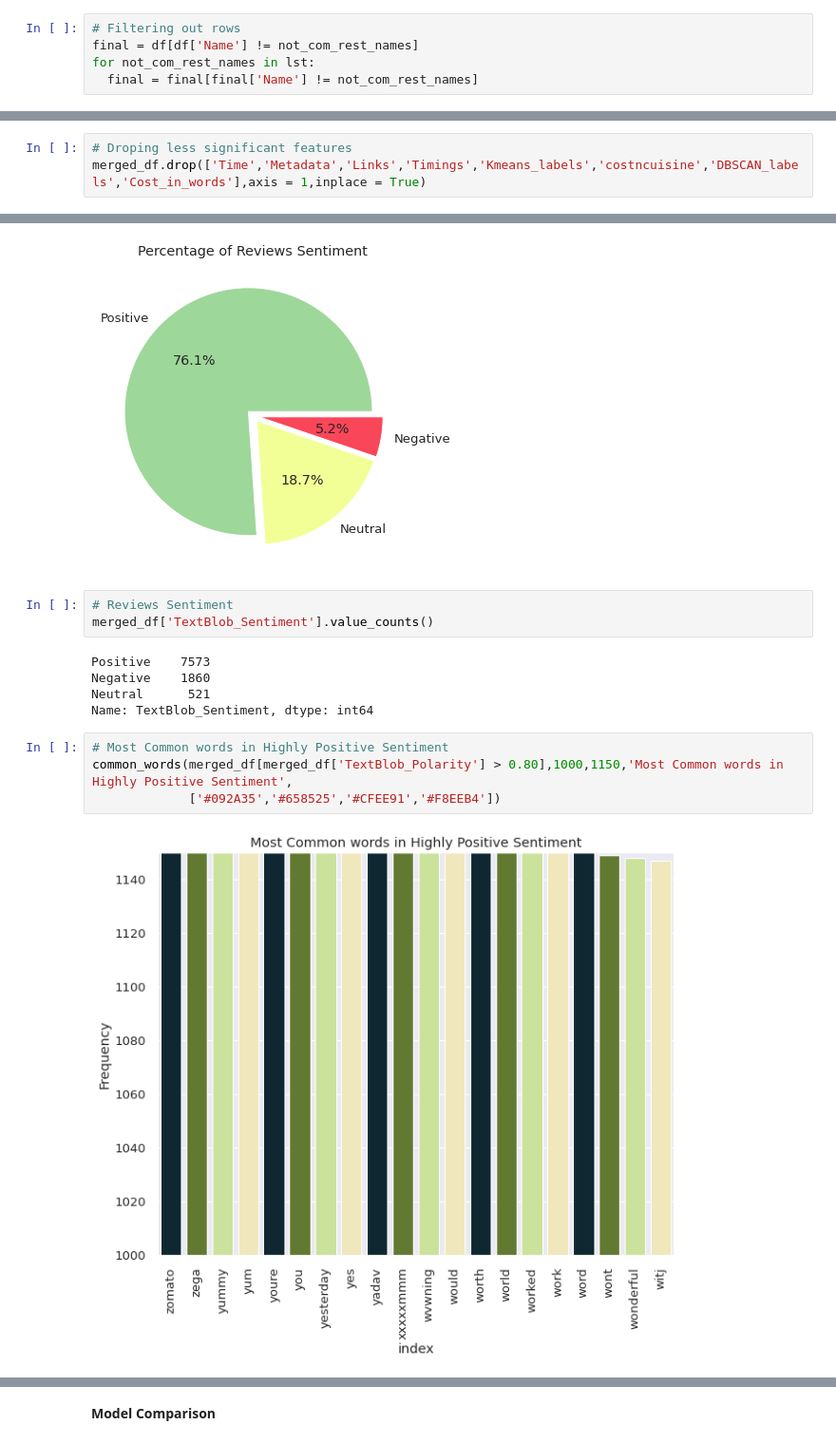
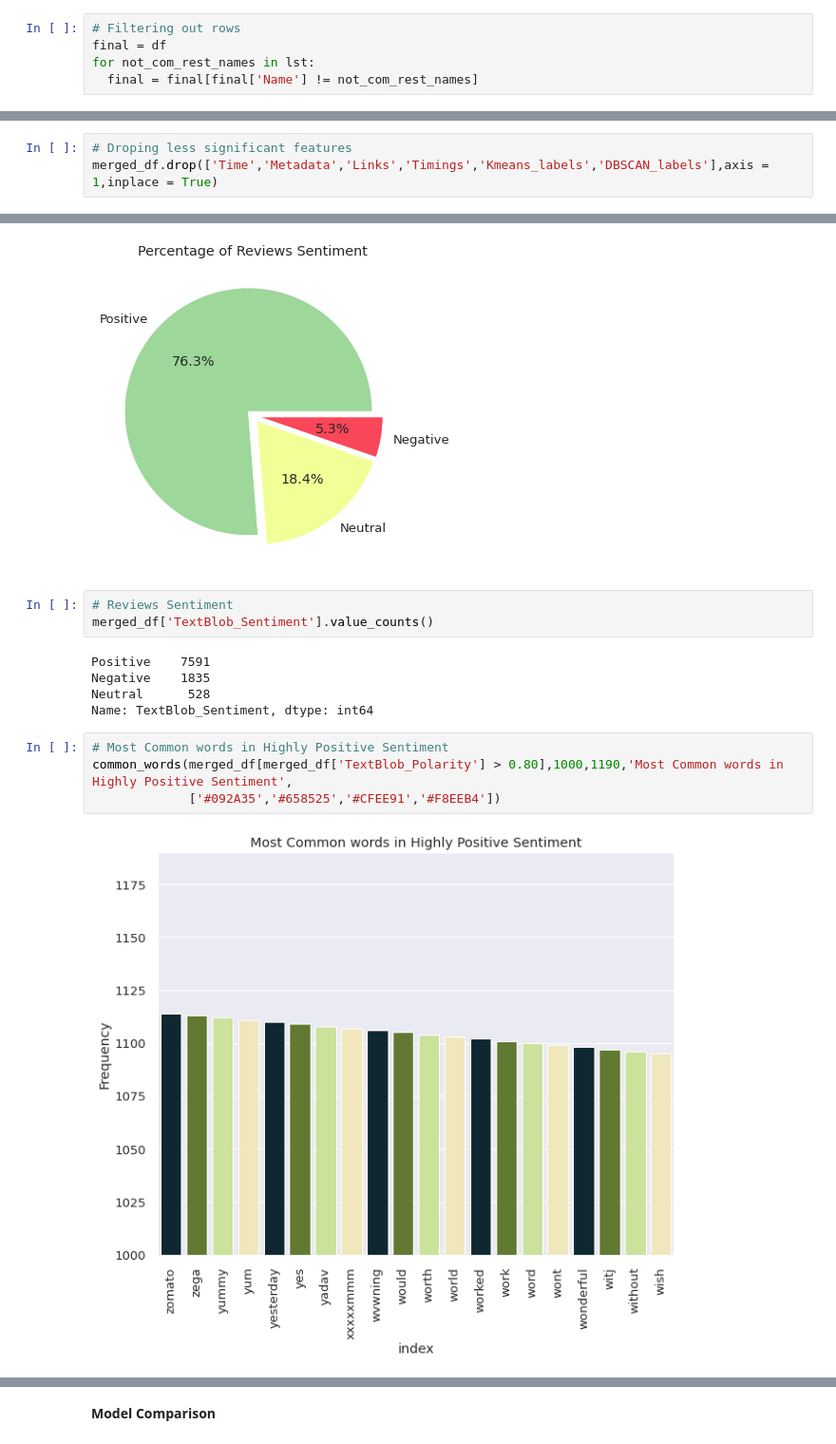
Before and after one commit to SethupathyM/Unsupervised_ML_Clustering_and_Sentiment_Analysis_Zomato_Restaurant, a Jupyter notebook: Zomato_Restaurant_Clustering_and_Sentiment_Analysis_.ipynb, the cells around one changed output, grey strips where cells are left out. Shown at 95% size. Saved outputs shown, nothing was run; the diff lists cells and outputs as text.

```diff
--- a/Zomato_Restaurant_Clustering_and_Sentiment_Analysis_.ipynb
+++ b/Zomato_Restaurant_Clustering_and_Sentiment_Analysis_.ipynb
@@ -1067,6 +1067,6 @@ print(lst)
 ['IndiBlaze', 'Sweet Basket', 'Angaara Counts 3', 'Wich Please', 'Republic Of Noodles - Lemon Tree Hotel']
 # %%
 # Filtering out rows
-final = df[df['Name'] != not_com_rest_names]
+final = df
 for not_com_rest_names in lst:
   final = final[final['Name'] != not_com_rest_names]
@@ -1078,7 +1082,7 @@ df_r.rename(columns = {'Restaurant':'Name'}, inplace = True)
 merged_df = pd.merge(df_r, final, how='left', on='Name')
 # %%
 # Droping less significant features
-merged_df.drop(['Time','Metadata','Links','Timings','Kmeans_labels','costncuisine','DBSCAN_labels','Cost_in_words'],axis = 1,inplace = True)
+merged_df.drop(['Time','Metadata','Links','Timings','Kmeans_labels','DBSCAN_labels'],axis = 1,inplace = True)
 # %%
 # Re indexing the columns
 merged_df = merged_df.reindex(columns=['index','Name', 'Reviewer','Review','Reviews_txt_processed','Review_length','Rating','Polarity','Cost','Cuisines'])
@@ -1433,16 +1437,16 @@ piechart(merged_df['TextBlob_Sentiment'],colors = ['#9ED79A','#F2FF97','#FA4659'
 # Reviews Sentiment
 merged_df['TextBlob_Sentiment'].value_counts()
 # %% [output]
-Positive    7573
-Negative    1860
-Neutral      521
+Positive    7591
+Negative    1835
+Neutral      528
 Name: TextBlob_Sentiment, dtype: int64
 # %%
 # Most Common words in Highly Positive Sentiment
-common_words(merged_df[merged_df['TextBlob_Polarity'] > 0.80],1000,1150,'Most Common words in Highly Positive Sentiment',
+common_words(merged_df[merged_df['TextBlob_Polarity'] > 0.80],1000,1190,'Most Common words in Highly Positive Sentiment',
              ['#092A35','#658525','#CFEE91','#F8EEB4'])
 # %% [output]
-[figure, old version]
+[figure, new version]
 # %%
 # Most Common words in Highly Negative Sentiment
 common_words(merged_df[merged_df['TextBlob_Polarity'] < -0.80],380,420,'Most Common words in Highly Negative Sentiment',
```
Also changed, not shown: parts of 34 cells of this notebook.
